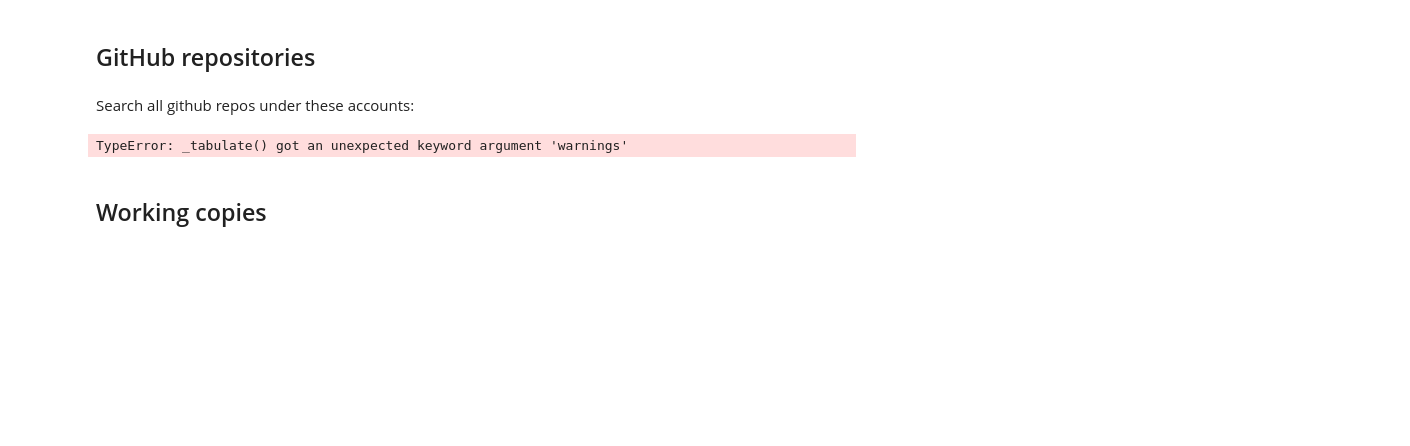
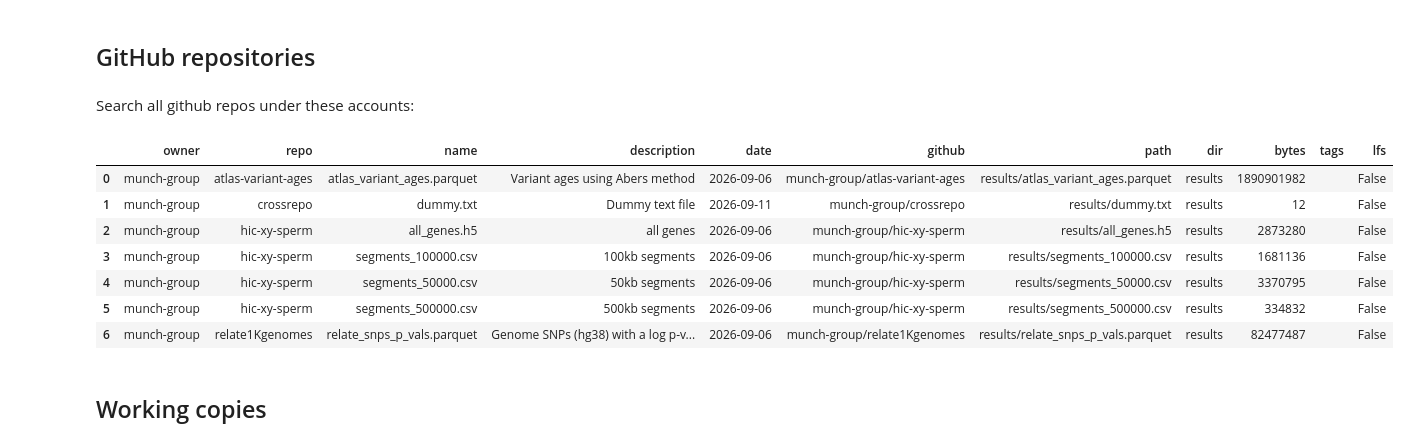
Before and after one commit to munch-group/crossrepo, a Jupyter notebook: docs/pages/example.ipynb, the cells around one changed output. Cells and saved outputs as stored; diff of their text form; code cells hidden in the pictures; blank space fills up the shorter version.

```diff
--- a/docs/pages/example.ipynb
+++ b/docs/pages/example.ipynb
@@ -19,13 +16,13 @@ import vscodenb
 import crossrepo
 import pandas as pd
 
-class nice:
-    def __rlshift__(self, df):
-        "Left align columns of params frame: df << nice()"
-        s = df.style
-        s.set_table_styles(
-            {c: [{'selector': '', 'props': [('text-align', 'left')]}]
-                 for c in df.columns if pd.api.types.is_object_dtype(df[c])},
-            overwrite=False
-        )
-        display(s)
+# class nice:
+#     def __rlshift__(self, df):
+#         "Left align columns of params frame: df << nice()"
+#         s = df.style
+#         s.set_table_styles(
+#             {c: [{'selector': '', 'props': [('text-align', 'left')]}]
+#                  for c in df.columns if pd.api.types.is_object_dtype(df[c])},
+#             overwrite=False
+#         )
+#         display(s)
@@ -36,11 +55,18 @@ Search all github repos under these accounts:
 # %%
 cfg = crossrepo.config.Config(
     owners=["munch-group", ],
 )
 crossrepo.use_config(cfg)
-crossrepo.refresh()
+crossrepo.refresh() << nice()
 # %% [output]
-TypeError: _tabulate() got an unexpected keyword argument 'warnings'
+|  | owner | repo | name | description | date | github | path | dir | bytes | tags | lfs |
+| 0 | munch-group | atlas-variant-ages | atlas_variant_ages.parquet | Variant ages using Abers method | 2026-09-06 | munch-group/atlas-variant-ages | results/atlas_variant_ages.parquet | results | 1890901982 |  | False |
+| 1 | munch-group | crossrepo | dummy.txt | Dummy text file | 2026-09-11 | munch-group/crossrepo | results/dummy.txt | results | 12 |  | False |
+| 2 | munch-group | hic-xy-sperm | all_genes.h5 | all genes | 2026-09-06 | munch-group/hic-xy-sperm | results/all_genes.h5 | results | 2873280 |  | False |
+| 3 | munch-group | hic-xy-sperm | segments_100000.csv | 100kb segments | 2026-09-06 | munch-group/hic-xy-sperm | results/segments_100000.csv | results | 1681136 |  | False |
+| 4 | munch-group | hic-xy-sperm | segments_50000.csv | 50kb segments | 2026-09-06 | munch-group/hic-xy-sperm | results/segments_50000.csv | results | 3370795 |  | False |
+| 5 | munch-group | hic-xy-sperm | segments_500000.csv | 500kb segments | 2026-09-06 | munch-group/hic-xy-sperm | results/segments_500000.csv | results | 334832 |  | False |
+| 6 | munch-group | relate1Kgenomes | relate_snps_p_vals.parquet | Genome SNPs (hg38) with a log p-v... | 2026-09-06 | munch-group/relate1Kgenomes | results/relate_snps_p_vals.parquet | results | 82477487 |  | False |
 # %% [markdown]
 ## Working copies
 # %% [markdown]
```
Also changed, not shown: parts of 10 cells of this notebook, 19 other files.
